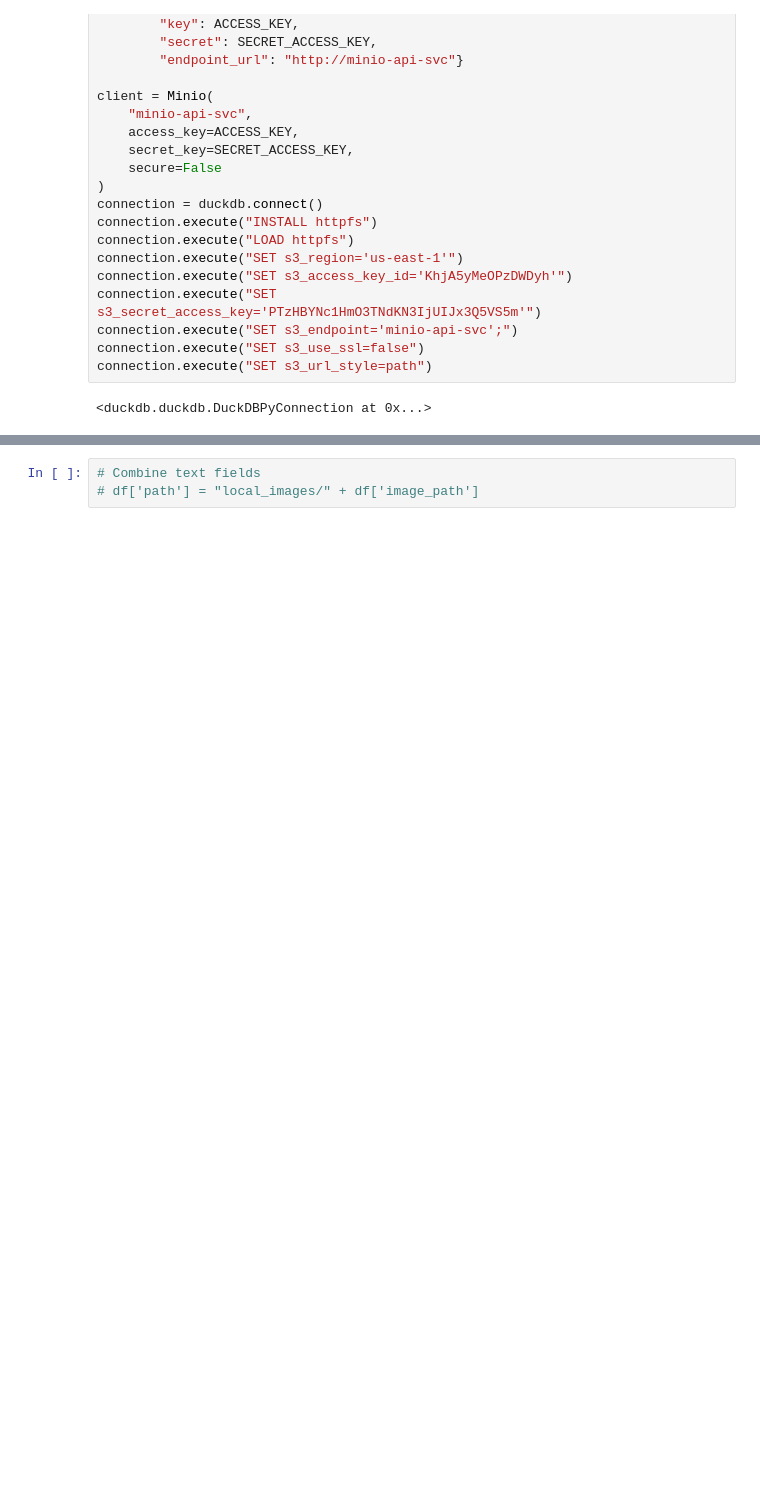
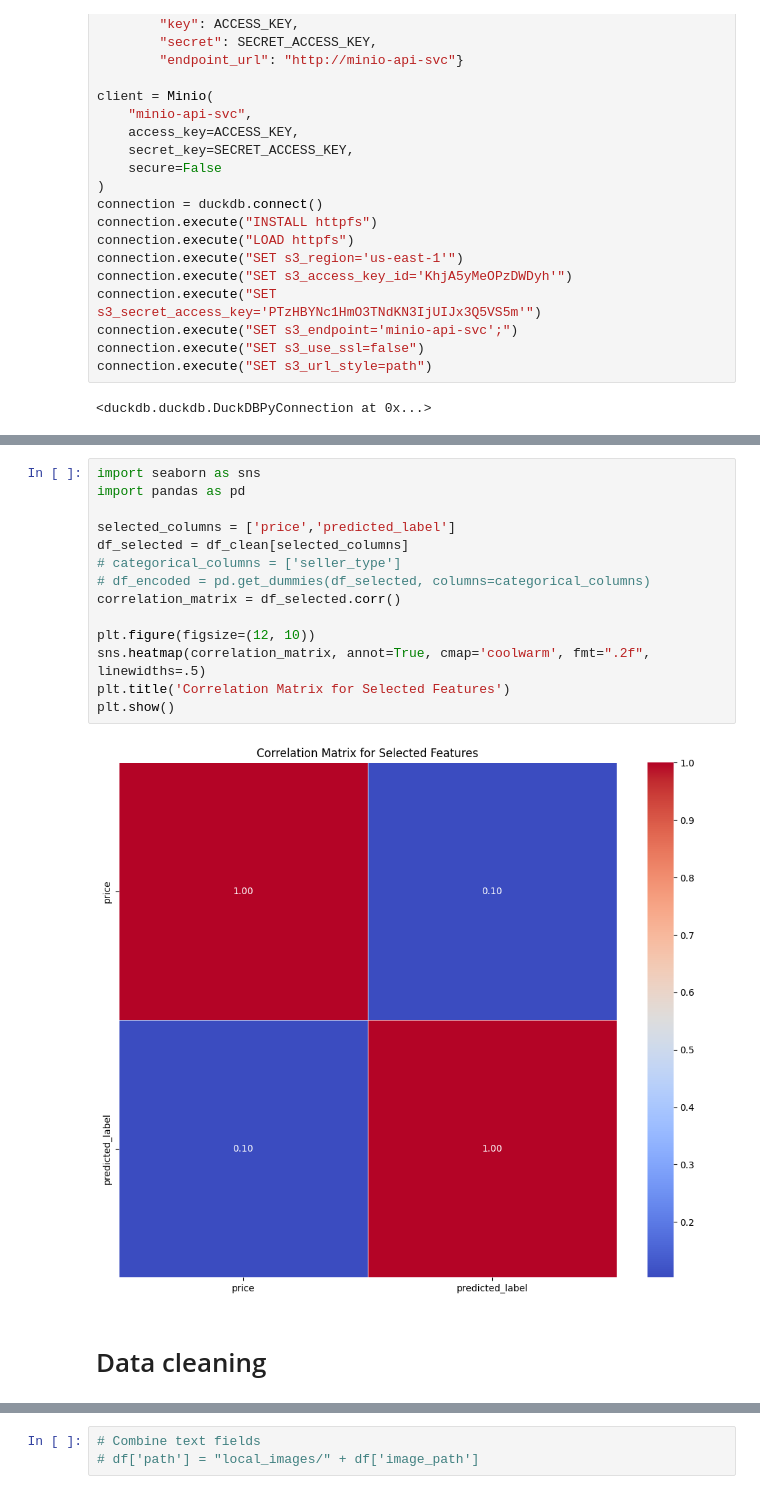
Before and after one commit to JinZhou12/Wild-Animal, a Jupyter notebook: inference.ipynb, the cells around one changed output, grey strips where cells are left out. Drawn from its saved outputs; the diff is of its cells as text; blank space fills up the shorter version.

```diff
--- a/inference.ipynb
+++ b/inference.ipynb
@@ -49,0 +152,18 @@ bucket_name_images = "images-october"
+# %%
+import seaborn as sns
+import pandas as pd
+
+selected_columns = ['price','predicted_label']
+df_selected = df_clean[selected_columns]
+# categorical_columns = ['seller_type']
+# df_encoded = pd.get_dummies(df_selected, columns=categorical_columns)
+correlation_matrix = df_selected.corr()
+
+plt.figure(figsize=(12, 10))
+sns.heatmap(correlation_matrix, annot=True, cmap='coolwarm', fmt=".2f", linewidths=.5)
+plt.title('Correlation Matrix for Selected Features')
+plt.show()
+# %% [output]
+[figure, added]
+# %% [markdown]
+# Data cleaning
```
Also changed, not shown: parts of 48 cells of this notebook, 3 other files.
